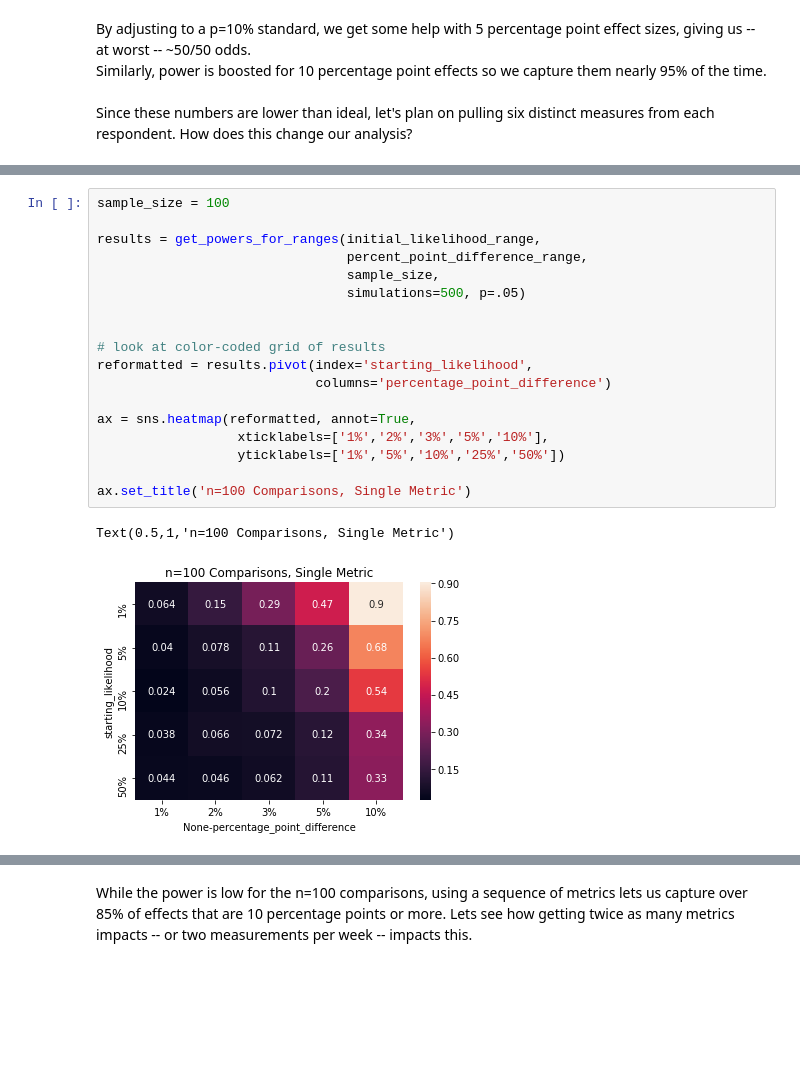
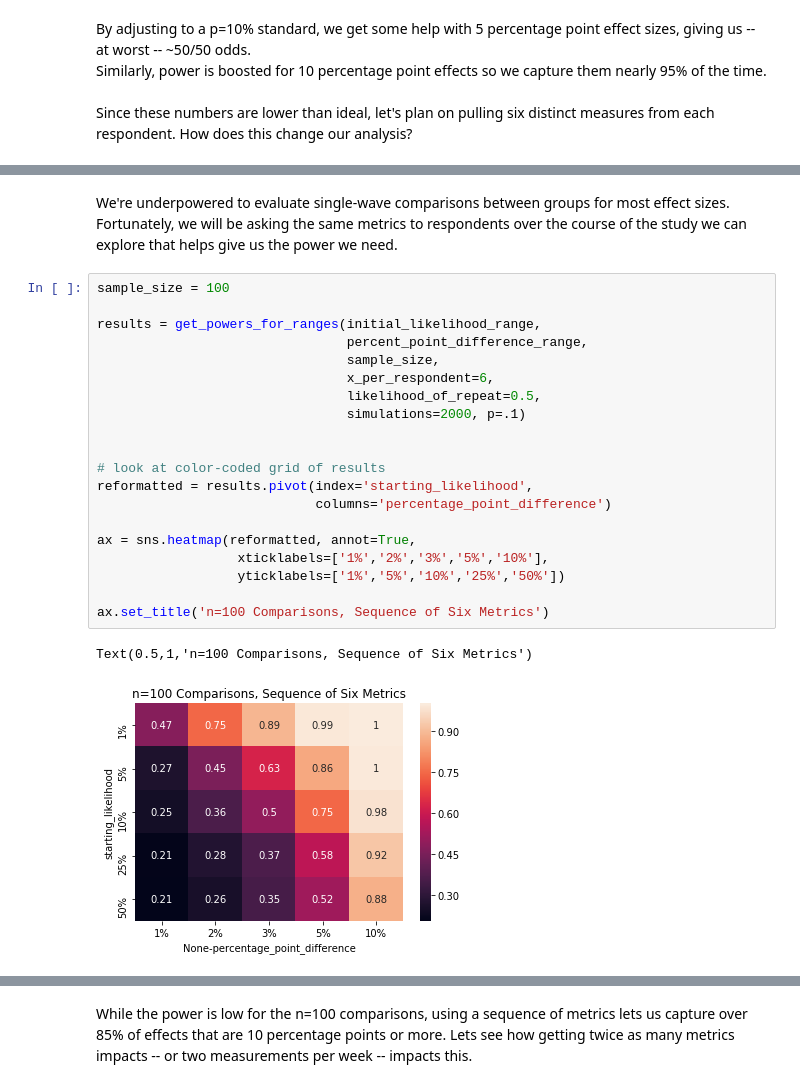
Before and after one commit to HarryBrisson/power-analysis, a Jupyter notebook: 500-respondents-power-analysis.ipynb, the cells around one changed output, grey strips where cells are left out. Saved outputs shown, nothing was run; the diff lists cells and outputs as text; blank space fills up the shorter version.

Commit message:
account for reversion in simulation

```diff
--- a/500-respondents-power-analysis.ipynb
+++ b/500-respondents-power-analysis.ipynb
@@ -309,21 +412,25 @@ Let's quickly look at some scenarios for subsets of 100 respondents.
+# %% [markdown]
+We're underpowered to evaluate single-wave comparisons between groups for most effect sizes.  Fortunately, we will be asking the same metrics to respondents over the course of the study we can explore that helps give us the power we need.
 # %%
 sample_size = 100
 
 results = get_powers_for_ranges(initial_likelihood_range,
                                 percent_point_difference_range,
                                 sample_size,
-                                simulations=500, p=.05)
+                                x_per_respondent=6,
+                                likelihood_of_repeat=0.5,
+                                simulations=2000, p=.1)
 
 
 # look at color-coded grid of results
 reformatted = results.pivot(index='starting_likelihood',
                             columns='percentage_point_difference')
 
 ax = sns.heatmap(reformatted, annot=True,
                   xticklabels=['1%','2%','3%','5%','10%'],
                   yticklabels=['1%','5%','10%','25%','50%'])
 
-ax.set_title('n=100 Comparisons, Single Metric')
+ax.set_title('n=100 Comparisons, Sequence of Six Metrics')
 # %% [output]
-Text(0.5,1,'n=100 Comparisons, Single Metric')
+Text(0.5,1,'n=100 Comparisons, Sequence of Six Metrics')
-[figure, old version]
+[figure, new version]
```
Also changed, not shown: parts of 20 cells of this notebook.
